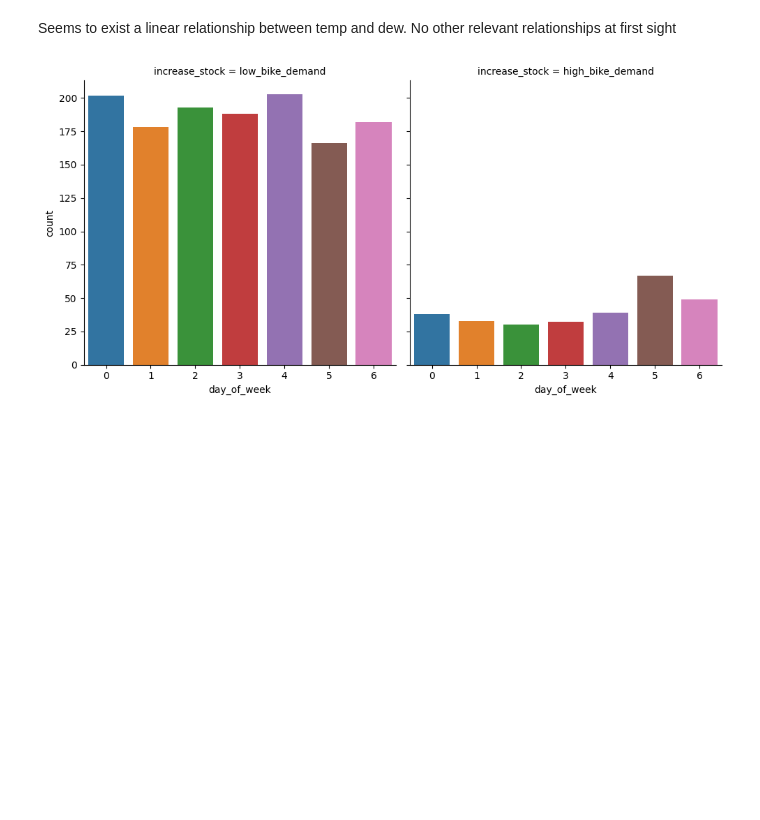
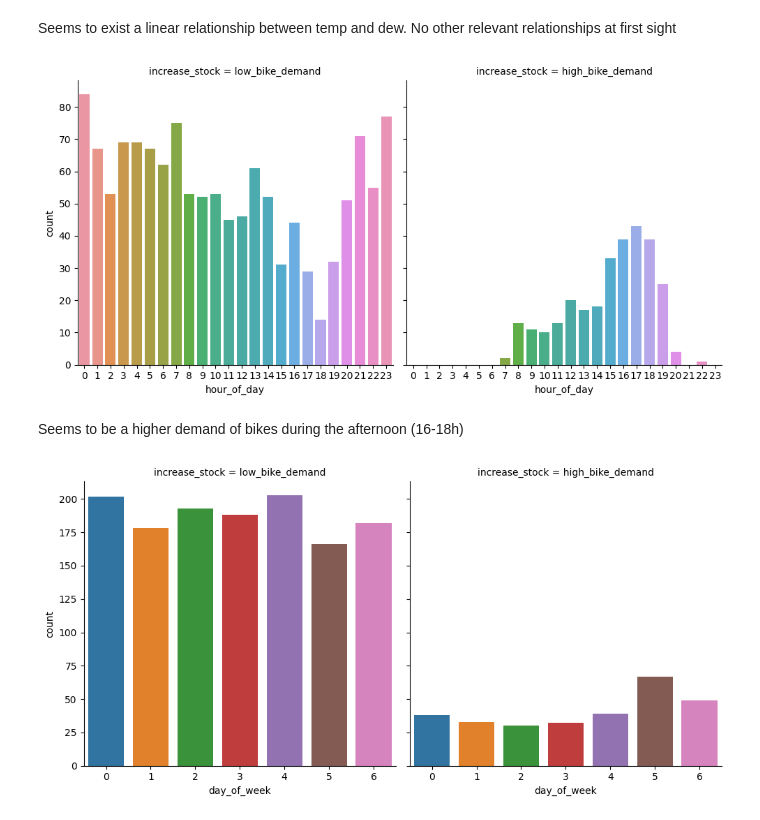
Before and after one commit to AlbertBS2/Predict-Bikes-Availability, a Jupyter notebook: data_analysis.ipynb, the cells around one changed output. Drawn from its saved outputs; the diff is of its cells as text; code cells hidden in the pictures; blank space fills up the shorter version.

Commit message:
Feat: Add catplots with brief observations

```diff
--- a/data_analysis.ipynb
+++ b/data_analysis.ipynb
@@ -66,4 +66,16 @@ pd.plotting.scatter_matrix(X.drop(columns=cat_features));
 [figure]
 # %% [markdown]
 Seems to exist a linear relationship between temp and dew. No other relevant relationships at first sight
+# %%
+# Plot hour of day
+sns.catplot(
+    x='hour_of_day',
+    col='increase_stock',
+    kind='count',
+    data=train_data
+);
+# %% [output]
+[figure, added]
+# %% [markdown]
+Seems to be a higher demand of bikes during the afternoon (16-18h)
 # %%
```
Also changed, not shown: parts of 13 cells of this notebook.
